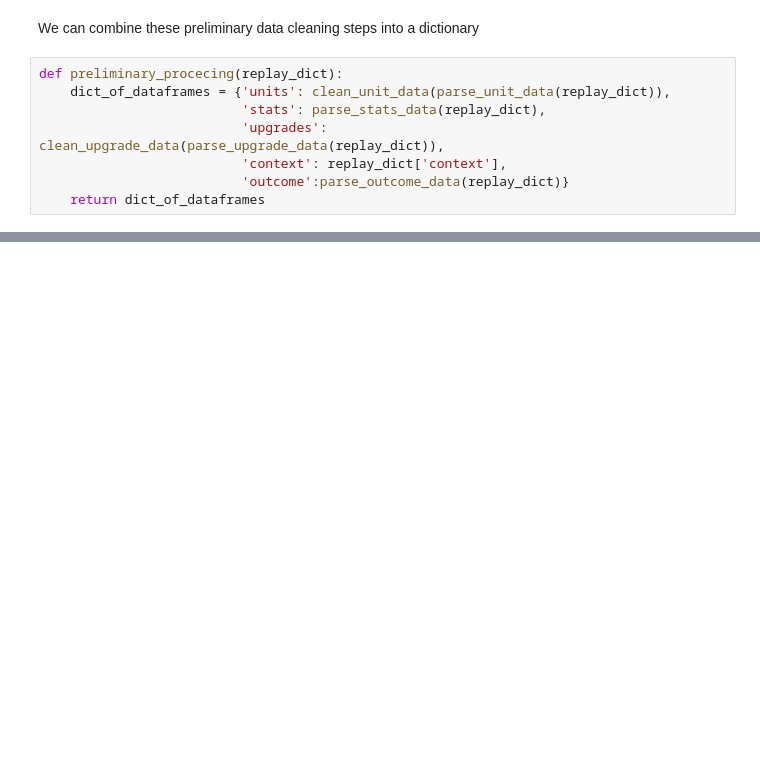
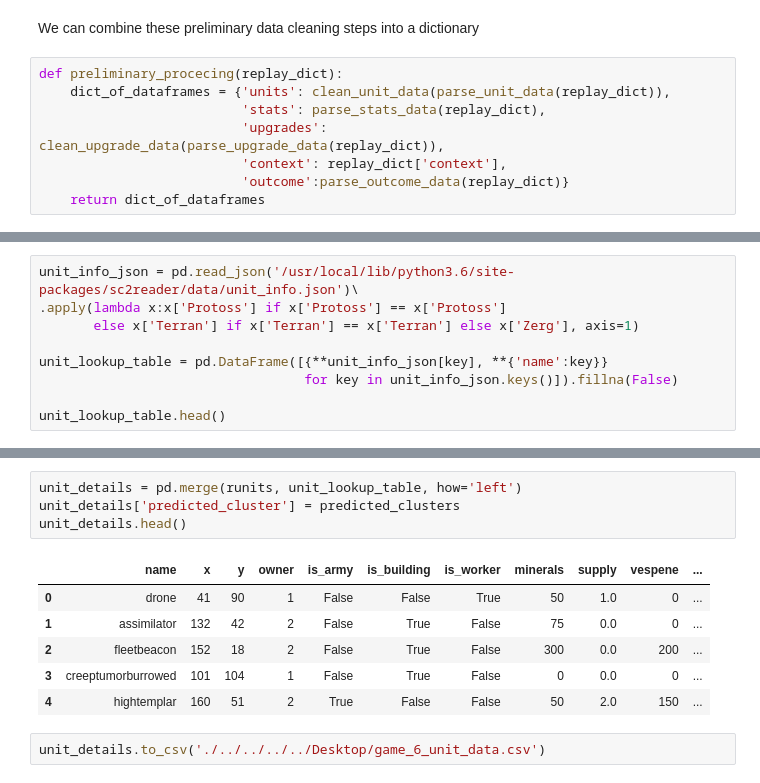
Before and after one commit to Rony-A/sc2-replay-analysis, a Jupyter notebook: mycchaka/capstone/Master Notebook.ipynb, the cells around one changed output, grey strips where cells are left out. Saved outputs shown, nothing was run; the diff lists cells and outputs as text; blank space fills up the shorter version.

```diff
--- a/mycchaka/capstone/Master Notebook.ipynb
+++ b/mycchaka/capstone/Master Notebook.ipynb
@@ -301,0 +499,9 @@ preliminary_procecing(example_game)
+# %%
+unit_info_json = pd.read_json('/usr/local/lib/python3.6/site-packages/sc2reader/data/unit_info.json')\
+.apply(lambda x:x['Protoss'] if x['Protoss'] == x['Protoss']
+       else x['Terran'] if x['Terran'] == x['Terran'] else x['Zerg'], axis=1)
+
+unit_lookup_table = pd.DataFrame([{**unit_info_json[key], **{'name':key}}
+                                  for key in unit_info_json.keys()]).fillna(False)
+
+unit_lookup_table.head()
@@ -301,0 +515,13 @@ preliminary_procecing(example_game)
+# %%
+unit_details = pd.merge(runits, unit_lookup_table, how='left')
+unit_details['predicted_cluster'] = predicted_clusters
+unit_details.head()
+# %% [output]
+|  | name | x | y | owner | is_army | is_building | is_worker | minerals | supply | vespene | ... |
+| 0 | drone | 41 | 90 | 1 | False | False | True | 50 | 1.0 | 0 | ... |
+| 1 | assimilator | 132 | 42 | 2 | False | True | False | 75 | 0.0 | 0 | ... |
+| 2 | fleetbeacon | 152 | 18 | 2 | False | True | False | 300 | 0.0 | 200 | ... |
+| 3 | creeptumorburrowed | 101 | 104 | 1 | False | True | False | 0 | 0.0 | 0 | ... |
+| 4 | hightemplar | 160 | 51 | 2 | True | False | False | 50 | 2.0 | 150 | ... |
+# %%
+unit_details.to_csv('./../../../../Desktop/game_6_unit_data.csv')
```
Also changed, not shown: parts of 31 cells of this notebook, 1 other file.
